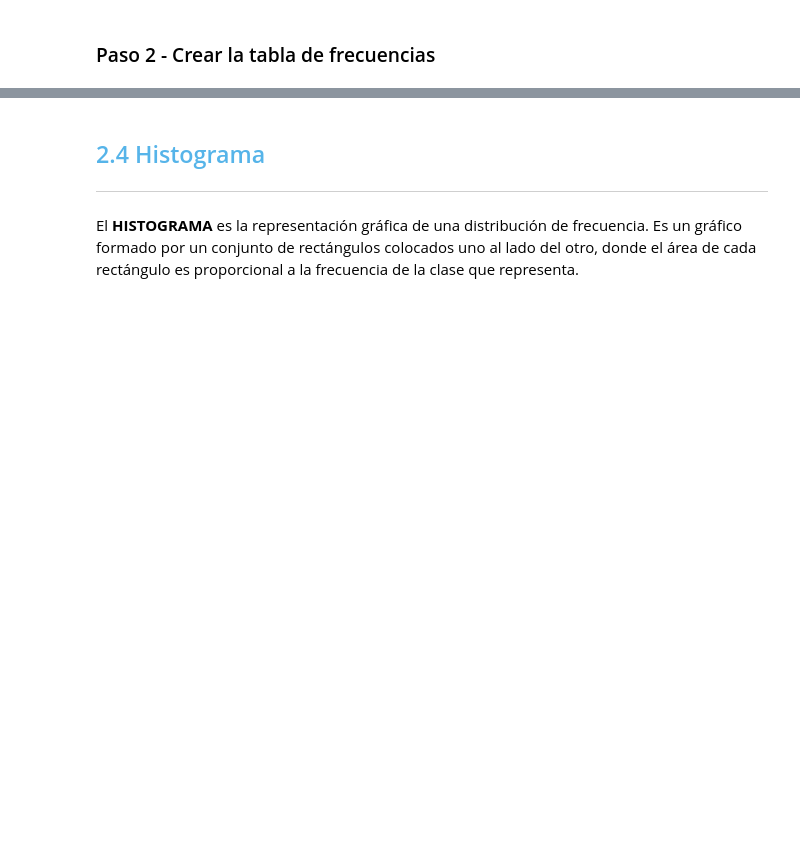
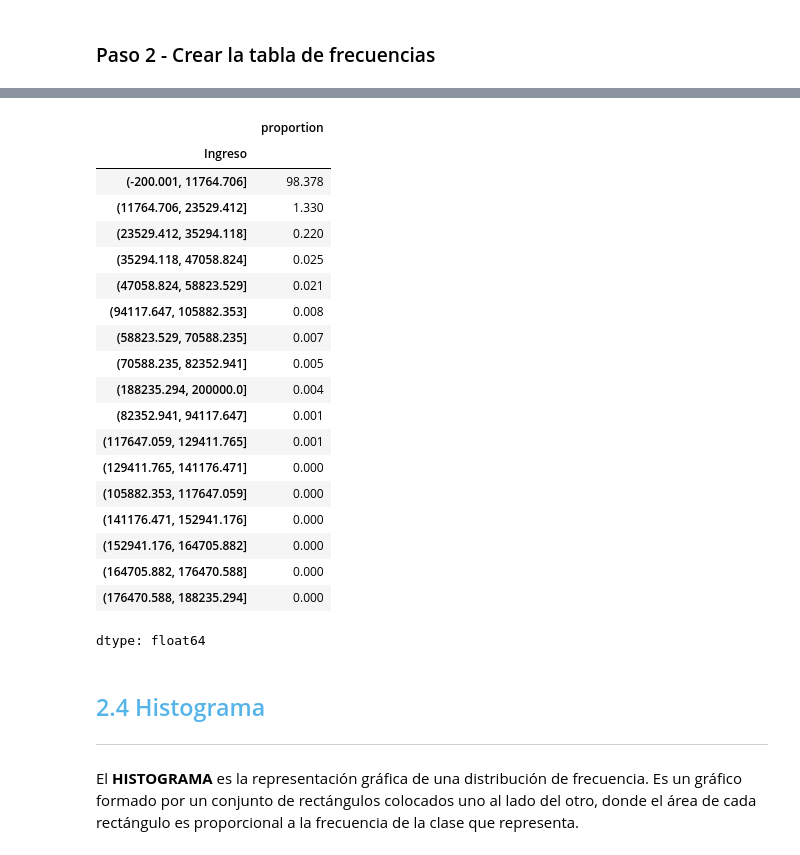
Before and after one commit to MyAppsTest/Estadistica_con_Python, a Jupyter notebook: Curso_de_Estadística_con_Python_1.ipynb, the cells around one changed output, grey strips where cells are left out. Saved outputs shown, nothing was run; the diff lists cells and outputs as text; code cells hidden in the pictures; blank space fills up the shorter version.

```diff
--- a/Curso_de_Estadística_con_Python_1.ipynb
+++ b/Curso_de_Estadística_con_Python_1.ipynb
@@ -368,3 +541,33 @@ http://www.numpy.org/
+# %%
+porcentaje_sturges = (pd.value_counts(
+                              pd.cut(
+                                  x=datos.Ingreso,
+                                  bins=17,
+                                  include_lowest=True),
+                                  normalize=True
+                              ).round(5)) * 100
+porcentaje_sturges
+# %% [output]
+|  | proportion |
+| Ingreso |  |
+| (-200.001, 11764.706] | 98.378 |
+| (11764.706, 23529.412] | 1.330 |
+| (23529.412, 35294.118] | 0.220 |
+| (35294.118, 47058.824] | 0.025 |
+| (47058.824, 58823.529] | 0.021 |
+| (94117.647, 105882.353] | 0.008 |
+| (58823.529, 70588.235] | 0.007 |
+| (70588.235, 82352.941] | 0.005 |
+| (188235.294, 200000.0] | 0.004 |
+| (82352.941, 94117.647] | 0.001 |
+| (117647.059, 129411.765] | 0.001 |
+| (129411.765, 141176.471] | 0.000 |
+| (105882.353, 117647.059] | 0.000 |
+| (141176.471, 152941.176] | 0.000 |
+| (152941.176, 164705.882] | 0.000 |
+| (164705.882, 176470.588] | 0.000 |
+| (176470.588, 188235.294] | 0.000 |
+dtype: float64
 # %% [markdown]
 ## <font color=#56B4E9>2.4 Histograma</font>
 ***
```
Also changed, not shown: parts of 18 cells of this notebook.
